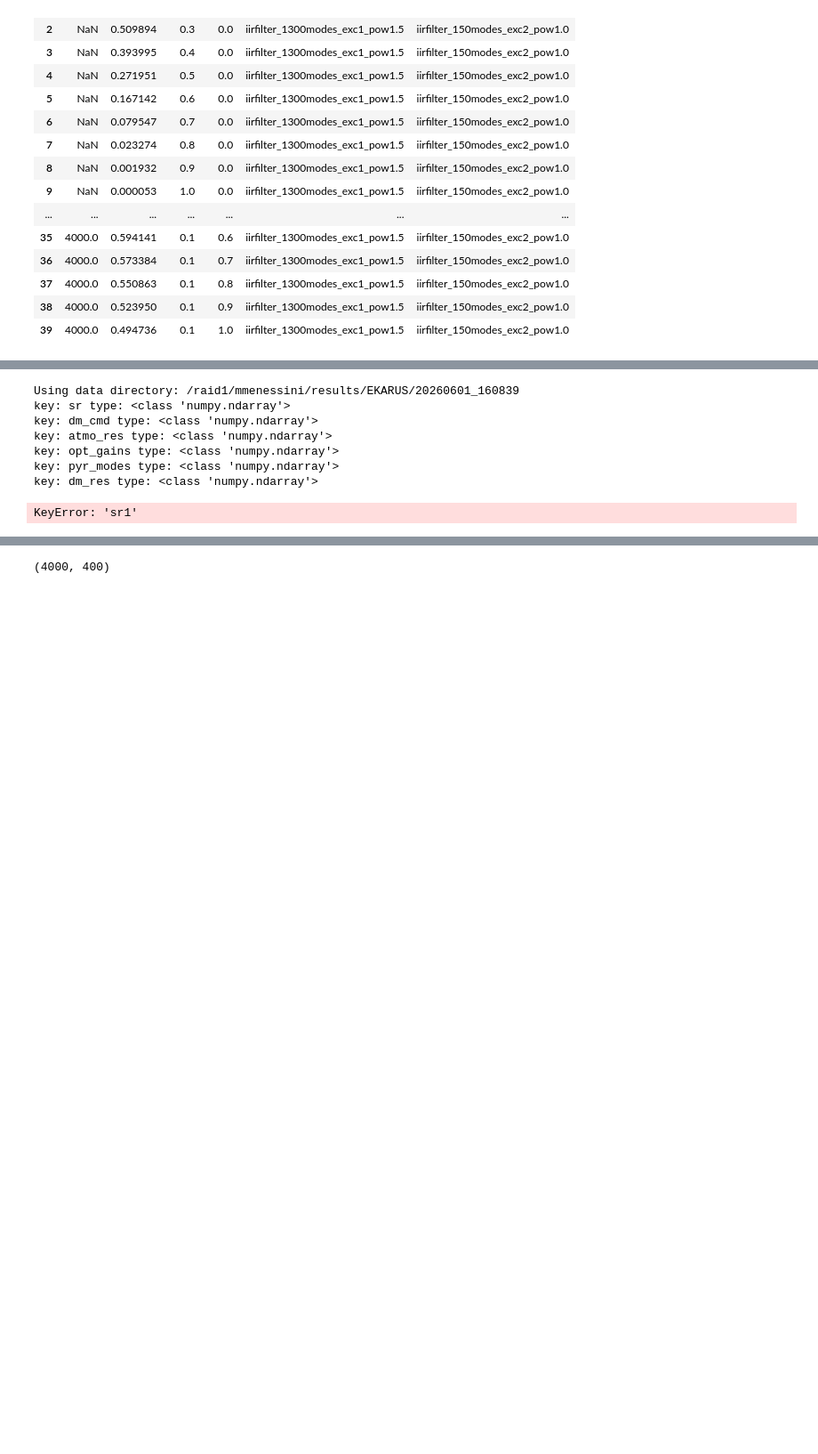
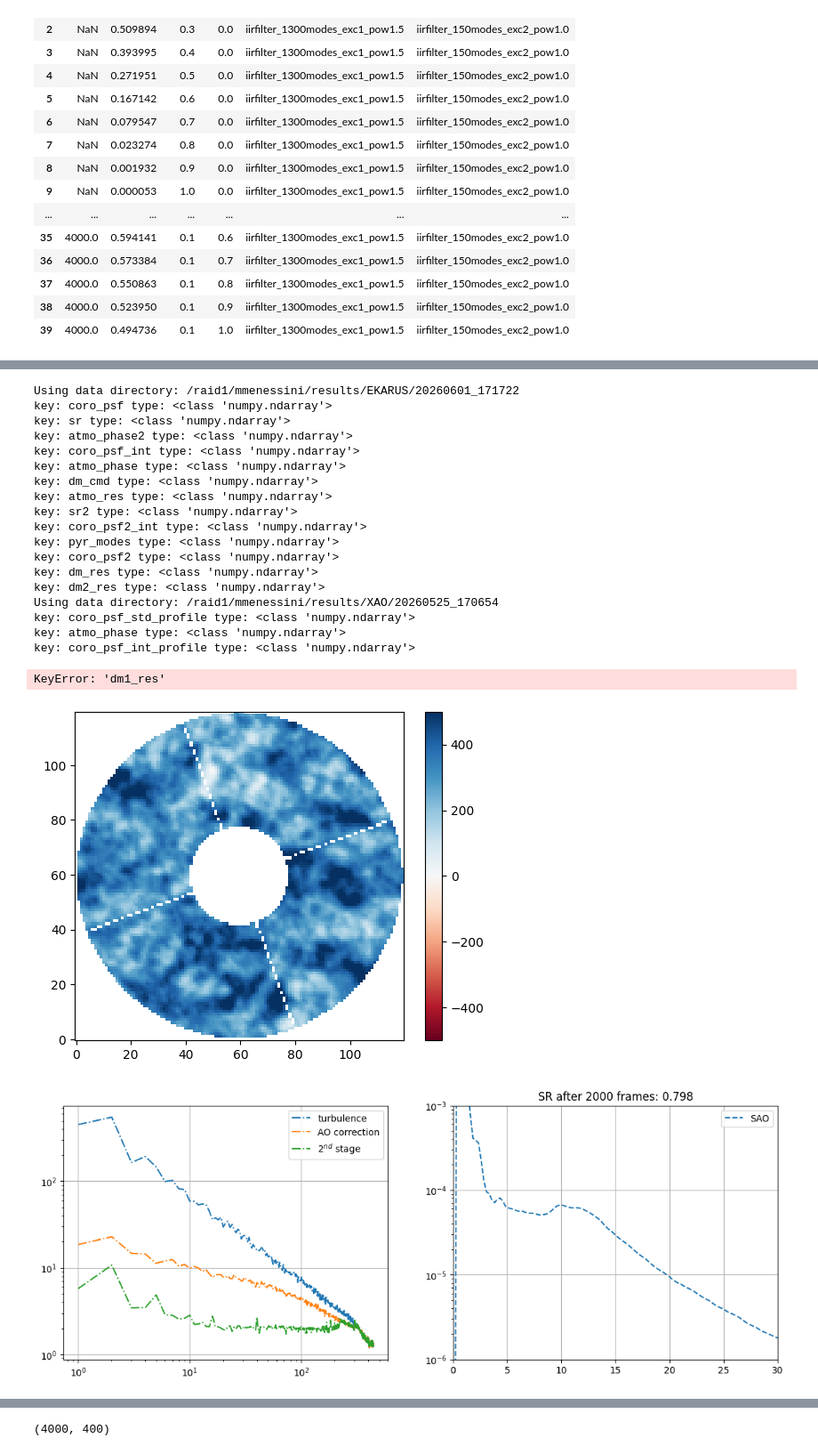
Before and after one commit to Menessao/SPECULA, a Jupyter notebook: config/SensorFusion/paperPlots.ipynb, the cells around one changed output, grey strips where cells are left out. Shown at 89% size. Drawn from its saved outputs; the diff is of its cells as text; code cells hidden in the pictures; blank space fills up the shorter version.

```diff
--- a/config/SensorFusion/paperPlots.ipynb
+++ b/config/SensorFusion/paperPlots.ipynb
@@ -148,9 +150,9 @@ try:
 except KeyError:
     pass
 try:
-    init = int(0.5/0.001)
-    coro_profile = data['coro_psf'][0]
-    sr = data['sr']
+    init = int(1.0/0.0005)
+    coro_profile = data['coro_psf2'][0]
+    sr = data['sr2']
     plt.figure(figsize=(14,5))
     plt.subplot(1,2,2)
     plt.semilogy(coro_profile[0],coro_profile[1]*oversampling**2,'--',label='SAO')
@@ -217,33 +219,46 @@ except KeyError:
     #     color=line.get_color(),
     #     alpha=0.25,
     #     linewidth=0
     # )
     plt.ylim([1e-6,1e-3])
     plt.xlim([0,30])
     plt.title(f'SR after {init} frames: {np.mean(sr[init:]):1.3f}')
     plt.legend()
     plt.grid()
 
     mode_rms = lambda vec: np.sqrt(np.mean(vec**2,axis=0))
     atmo_rms = mode_rms(data['atmo_res'][init:])
     dm1_rms = mode_rms(data['dm1_res'][init:])
     x = np.arange(len(atmo_rms))+1
     plt.subplot(1,2,1)
     plt.loglog(x,atmo_rms,'-.',label='turbulence')
     plt.loglog(x,dm1_rms,'-.',label=r'$1^{st}$ stage')
     try:
         dm2_rms = mode_rms(data['dm2_res'][init:])
         plt.loglog(x,dm2_rms,'-.',label=r'$2^{nd}$ stage')
     except KeyError:
         pass
     plt.legend()
     plt.grid()
 # %% [output]
-Using data directory: /raid1/mmenessini/results/EKARUS/20260601_160839
+Using data directory: /raid1/mmenessini/results/EKARUS/20260601_171722
+key: coro_psf type: <class 'numpy.ndarray'>
 key: sr type: <class 'numpy.ndarray'>
+key: atmo_phase2 type: <class 'numpy.ndarray'>
+key: coro_psf_int type: <class 'numpy.ndarray'>
+key: atmo_phase type: <class 'numpy.ndarray'>
 key: dm_cmd type: <class 'numpy.ndarray'>
 key: atmo_res type: <class 'numpy.ndarray'>
-key: opt_gains type: <class 'numpy.ndarray'>
+key: sr2 type: <class 'numpy.ndarray'>
+key: coro_psf2_int type: <class 'numpy.ndarray'>
 key: pyr_modes type: <class 'numpy.ndarray'>
+key: coro_psf2 type: <class 'numpy.ndarray'>
 key: dm_res type: <class 'numpy.ndarray'>
+key: dm2_res type: <class 'numpy.ndarray'>
+Using data directory: /raid1/mmenessini/results/XAO/20260525_170654
+key: coro_psf_std_profile type: <class 'numpy.ndarray'>
+key: atmo_phase type: <class 'numpy.ndarray'>
+key: coro_psf_int_profile type: <class 'numpy.ndarray'>
-KeyError: 'sr1'
+KeyError: 'dm1_res'
+[figure, added]
+[figure, added]
```
Also changed, not shown: parts of 13 cells of this notebook, 10 other files.
